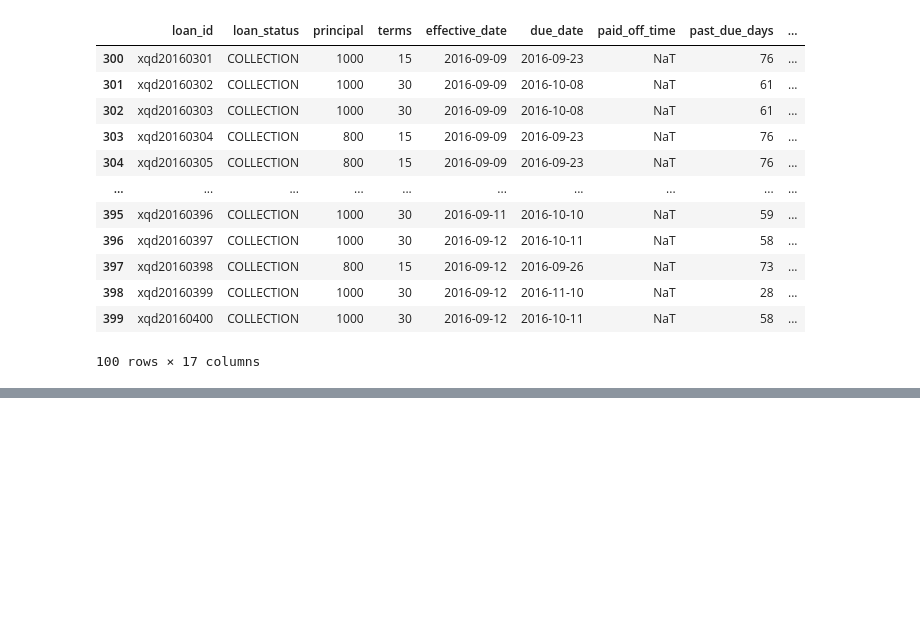
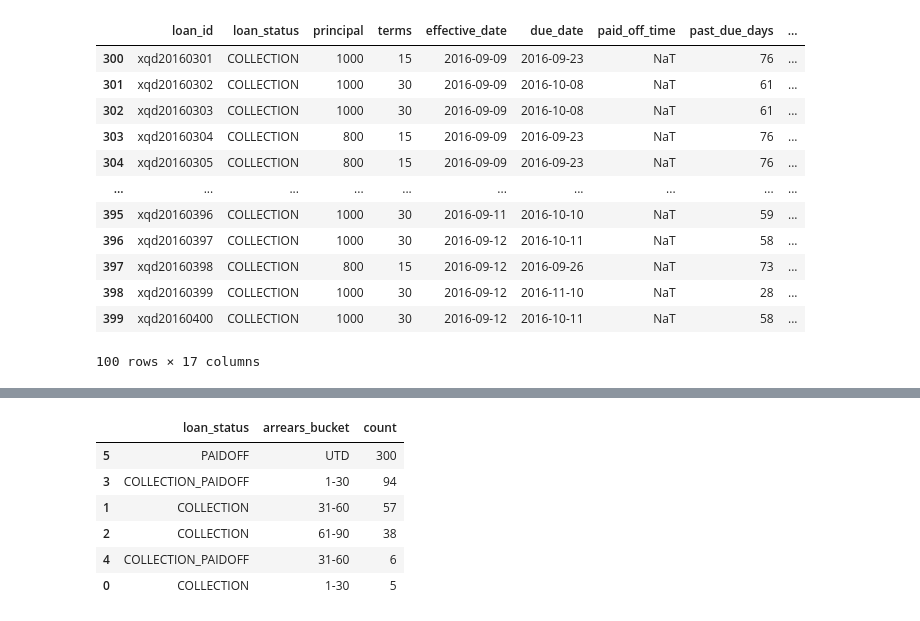
Before and after one commit to TelRich/Loan-Project, a Jupyter notebook: loan.ipynb, the cells around one changed output, grey strips where cells are left out. Cells and saved outputs as stored; diff of their text form; code cells hidden in the pictures; blank space fills up the shorter version.

```diff
--- a/loan.ipynb
+++ b/loan.ipynb
@@ -242,0 +275,12 @@ fig = px.bar(status_count, status_count.index, 'count')
+# %%
+stat_arrears = ln_data.groupby(['loan_status', 'arrears_bucket'])['loan_id'].count().reset_index(name='count')\
+    .sort_values('count', ascending=False)
+stat_arrears
+# %% [output]
+|  | loan_status | arrears_bucket | count |
+| 5 | PAIDOFF | UTD | 300 |
+| 3 | COLLECTION_PAIDOFF | 1-30 | 94 |
+| 1 | COLLECTION | 31-60 | 57 |
+| 2 | COLLECTION | 61-90 | 38 |
+| 4 | COLLECTION_PAIDOFF | 31-60 | 6 |
+| 0 | COLLECTION | 1-30 | 5 |
```
Also changed, not shown: parts of 17 cells of this notebook.
